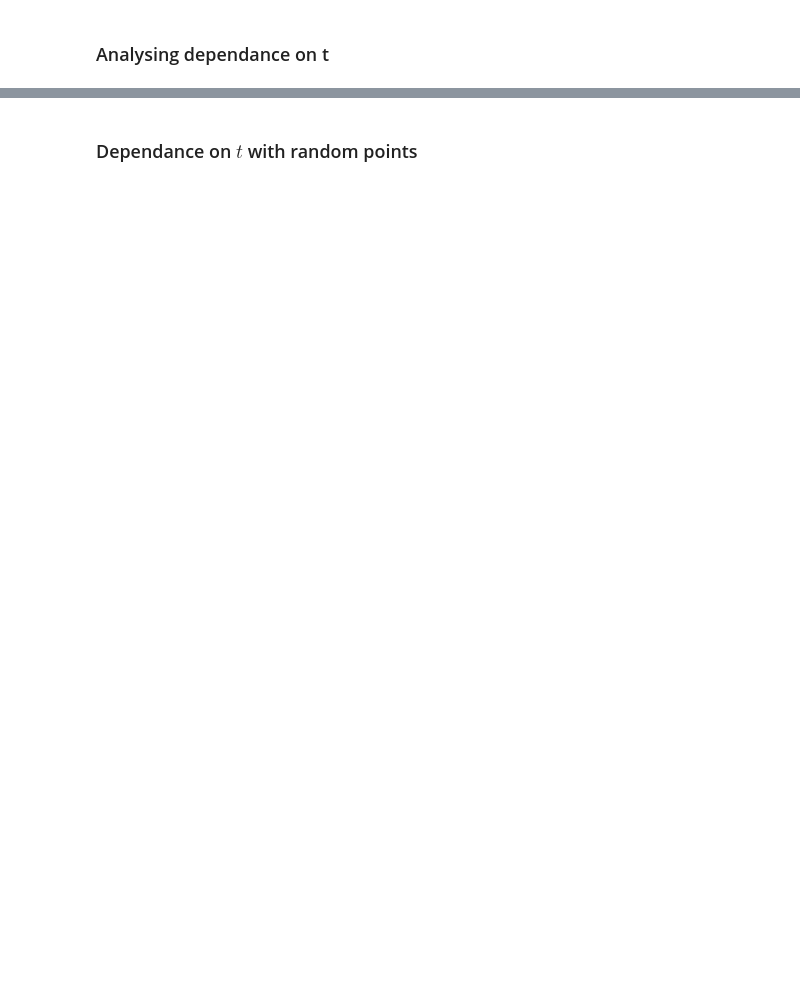
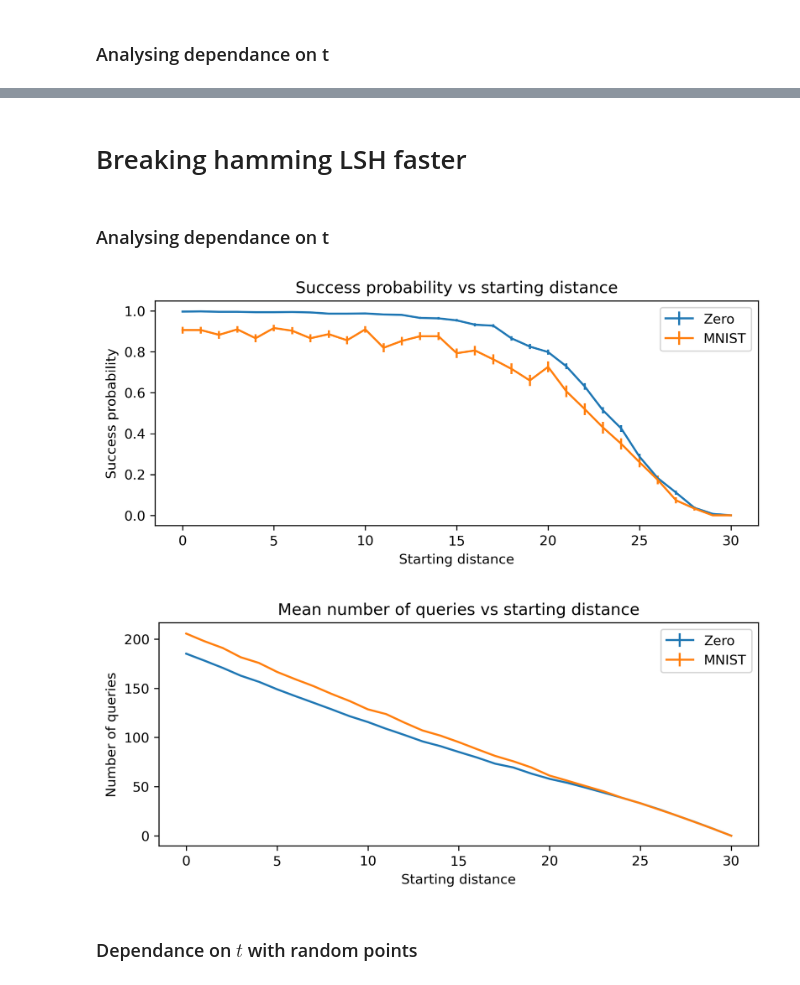
Before and after one commit to makarov-mv/lsh-adversary, a Jupyter notebook: Experiments.ipynb, the cells around one changed output, grey strips where cells are left out. Cells and saved outputs as stored; diff of their text form; code cells hidden in the pictures; blank space fills up the shorter version.

```diff
--- a/Experiments.ipynb
+++ b/Experiments.ipynb
@@ -115,0 +251,2 @@ plt.show()
+# %% [markdown]
+# Breaking hamming LSH faster
@@ -115,0 +276,6 @@ plt.show()
+# %% [markdown]
+### Analysing dependance on t
+# %%
+t_grid = np.arange(0, lsh_params['r1'] + 1, 1)
+new_exp_param = exp_params.copy()
+res = run_basic_grid_experiment(t_grid, 't', env, point_params, lsh_params, new_exp_param, DATA_DIR)
@@ -116,3 +284,38 @@ plt.show()
+# %%
+dist_grid = lsh_params['r1'] - t_grid
+xlims = (np.min(dist_grid) - 1, np.max(dist_grid) + 1)
+
+plt.errorbar(dist_grid, data_succ_prob[0], yerr=data_succ_prob[1], label="Zero")
+# plt.xlim(xlims)
+plt.title("Success probability vs starting distance")
+plt.xlabel("Starting distance")
+plt.ylabel("Success probability")
+# save_fig("prob-starting-distance")
+
+mnist_dist_grid = lsh_params['r1'] - t_grid
+xlims = (np.min(mnist_dist_grid) - 1, np.max(mnist_dist_grid) + 1)
+
+plt.errorbar(mnist_dist_grid, mnist_data_succ_prob[0], yerr=mnist_data_succ_prob[1], label="MNIST")
+
+plt.legend()
+plt.show()
+
+plt.errorbar(dist_grid, data_queries[0], yerr=data_queries[1], label='Zero')
+# plt.xlim(xlims)
+plt.title("Mean number of queries vs starting distance")
+plt.xlabel("Starting distance")
+plt.ylabel("Number of queries")
+# save_fig("queries-starting-distance")
+
+
+plt.errorbar(mnist_dist_grid, mnist_data_queries[0], yerr=mnist_data_queries[1], label='MNIST')
+# plt.xlim(xlims)
+# save_fig("mnist-queries-starting-distance")
+plt.legend()
+plt.show()
+# %% [output]
+[figure, added]
+[figure, added]
 # %% [markdown]
 ### Dependance on $t$ with random points
 # %%
```
Also changed, not shown: parts of 61 cells of this notebook, 22 other files.
